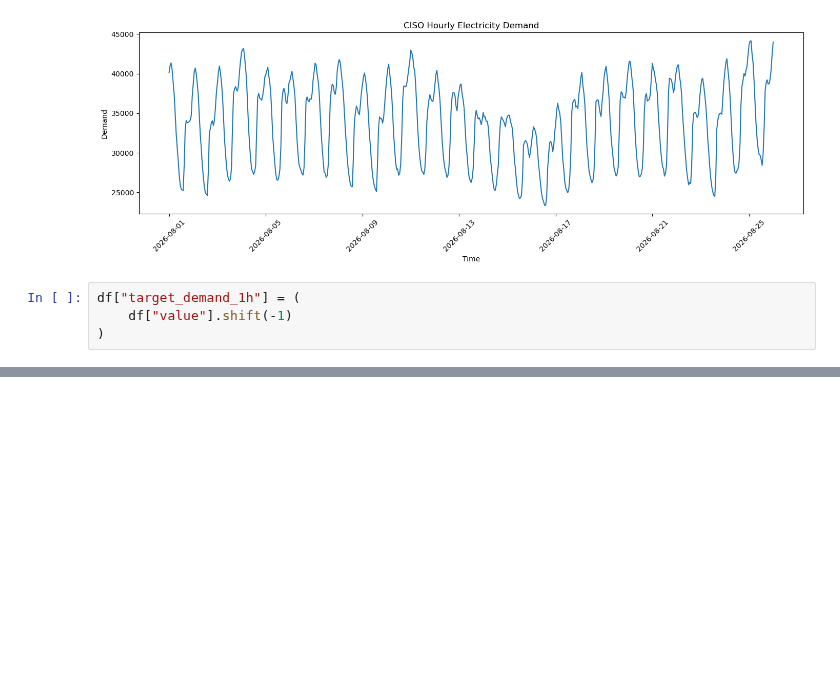
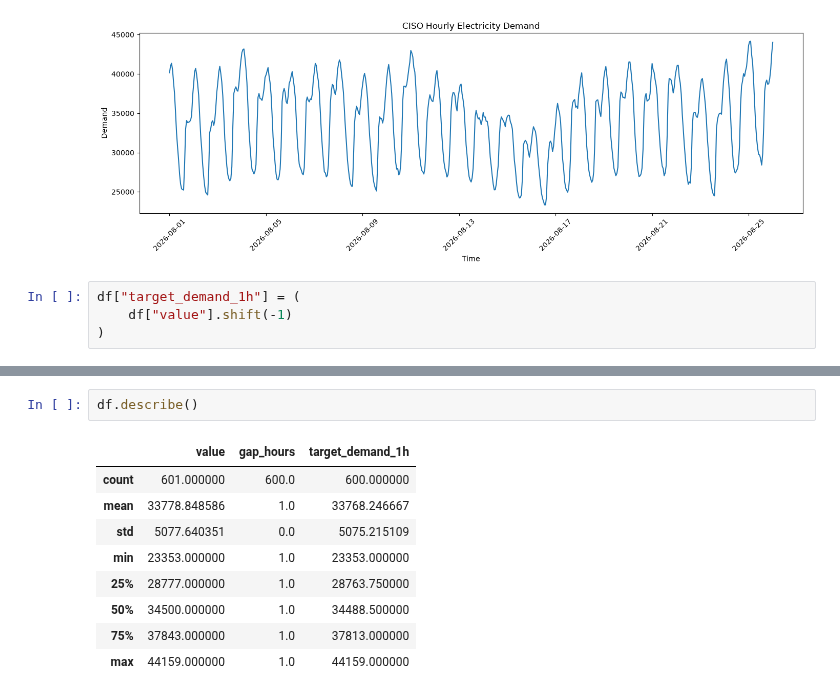
Before and after one commit to arsyad429/MLOps-Electricity-Demand-Forecasting, a Jupyter notebook: notebooks/ciso_data.ipynb, the cells around one changed output, grey strips where cells are left out. Cells and saved outputs as stored; diff of their text form; blank space fills up the shorter version.

Commit message:
feat(eda): update CISO demand exploration

```diff
--- a/notebooks/ciso_data.ipynb
+++ b/notebooks/ciso_data.ipynb
@@ -195,0 +196,12 @@ memory usage: 42.4+ KB
+# %%
+df.describe()
+# %% [output]
+|  | value | gap_hours | target_demand_1h |
+| count | 601.000000 | 600.0 | 600.000000 |
+| mean | 33778.848586 | 1.0 | 33768.246667 |
+| std | 5077.640351 | 0.0 | 5075.215109 |
+| min | 23353.000000 | 1.0 | 23353.000000 |
+| 25% | 28777.000000 | 1.0 | 28763.750000 |
+| 50% | 34500.000000 | 1.0 | 34488.500000 |
+| 75% | 37843.000000 | 1.0 | 37813.000000 |
+| max | 44159.000000 | 1.0 | 44159.000000 |
```
Also changed, not shown: parts of 2 cells of this notebook.
